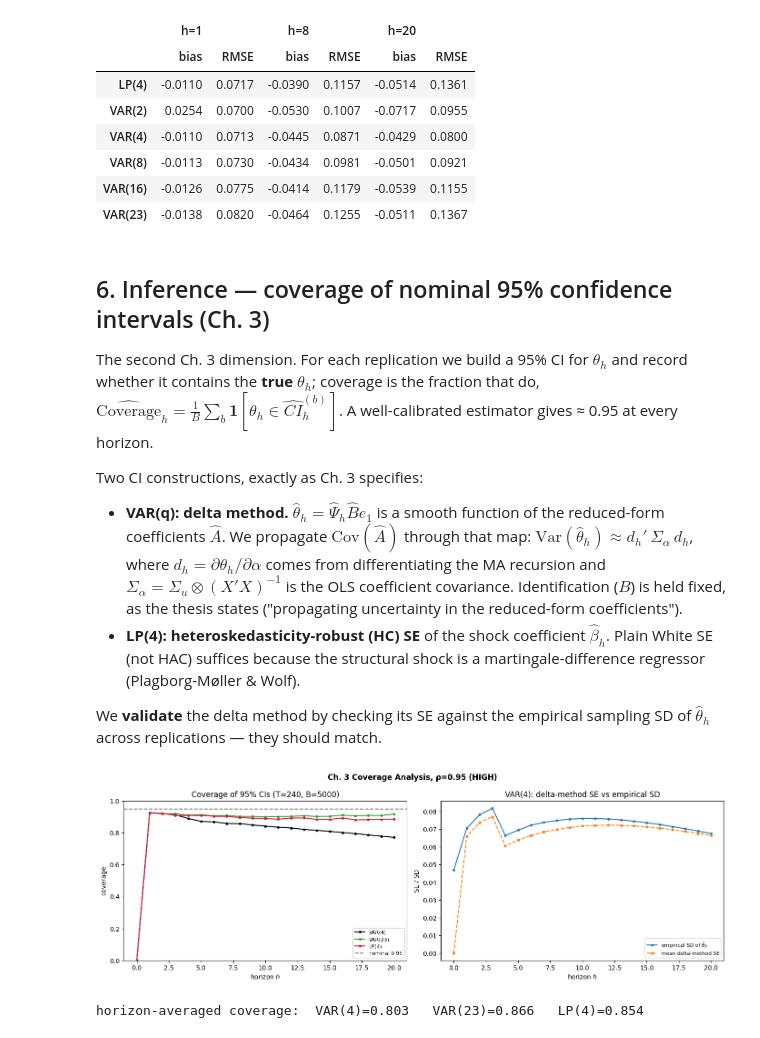
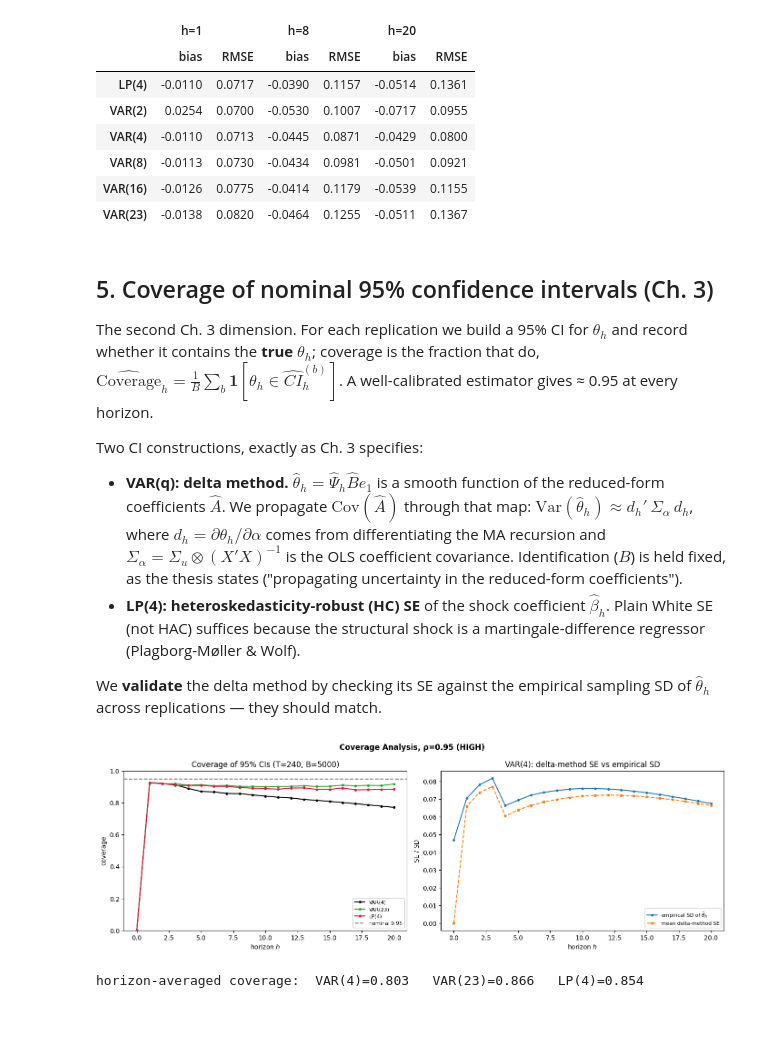
Before and after one commit to Aaron030/Monte_Carlo-LP_vs_VAR, a Jupyter notebook: experiments/Base_Case.ipynb, the cells around one changed output. Cells and saved outputs as stored; diff of their text form; code cells hidden in the pictures.

```diff
--- a/experiments/Base_Case.ipynb
+++ b/experiments/Base_Case.ipynb
@@ -254,7 +255,7 @@ T=240,  B=5000   |   typical MCSE(bias) ~ 0.0010
 | VAR(16) | -0.0126 | 0.0775 | -0.0414 | 0.1179 | -0.0539 | 0.1155 |
 | VAR(23) | -0.0138 | 0.0820 | -0.0464 | 0.1255 | -0.0511 | 0.1367 |
 # %% [markdown]
-## 6. Inference — coverage of nominal 95% confidence intervals (Ch. 3)
+## 5. Coverage of nominal 95% confidence intervals (Ch. 3)
 
 The second Ch. 3 dimension. For each replication we build a 95% CI for $\theta_h$ and record whether it contains the **true** $\theta_h$; coverage is the fraction that do, $\widehat{\mathrm{Coverage}}_h=\tfrac1B\sum_b \mathbf 1[\theta_h\in \hat{CI}_h^{(b)}]$. A well-calibrated estimator gives ≈ 0.95 at every horizon.
 
@@ -387,6 +268,7 @@ def lp_theta_se(y, p, horizon, shock=0, response=0):
 # %%
 from joblib import Parallel, delayed
 from tqdm import tqdm
+from mcsim.coverage import var_theta_se, lp_theta_se
 
 T_COV = 240            # one sample-size cell (Ch. 3 would sweep T as in section 2)
 N_COV = 5000           # replications for the coverage MC
@@ -402,7 +284,6 @@ def _coverage_rep(seed):
             return {"VAR(4)": var_theta_se(y, 4, H),
                 "VAR(23)": var_theta_se(y, 23, H),
                 "LP(4)":  lp_theta_se(y, 4, H)}
-
 
 # Independent, reproducible RNG stream per replication (parallel-safe), as in mcsim.run.
 seeds = np.random.SeedSequence(42).spawn(N_COV)
@@ -412,33 +293,33 @@ reps_out = Parallel(n_jobs=-1)(delayed(_coverage_rep)(s) for s in tqdm(seeds, de
 theta_s = {nm: np.array([r[nm][0] for r in reps_out]) for nm in EST_COV}
 se_s = {nm: np.array([r[nm][1] for r in reps_out]) for nm in EST_COV}
 
 # Coverage_h = fraction of CIs [theta_hat +/- Z*se] that contain the TRUE theta_h.
 coverage = {nm: np.nanmean((theta_s[nm] - Z * se_s[nm] <= truth) &
                            (truth <= theta_s[nm] + Z * se_s[nm]), axis=0) for nm in EST_COV}
 
 # --- Validation: delta-method SE should match the empirical sampling SD ----------
 val_emp = np.nanstd(theta_s["VAR(4)"], axis=0, ddof=1)
 val_se = np.nanmean(se_s["VAR(4)"], axis=0)
 
 fig, (axc, axv) = plt.subplots(1, 2, figsize=(14, 4.8))
-fig.suptitle(f"Ch. 3 Coverage Analysis, ρ={RHO} ({Scenario})", fontweight="bold")
+fig.suptitle(f"Coverage Analysis, ρ={RHO} ({Scenario})", fontweight="bold")
 cc = {"VAR(4)": "black", "VAR(23)": "tab:green", "LP(4)": "crimson"}
 for nm in EST_COV:
     axc.plot(hgrid, coverage[nm], "o-", ms=3, color=cc[nm], label=nm)
 axc.axhline(0.95, color="gray", ls="--", label="nominal 0.95")
 axc.set_ylim(0, 1); axc.set_xlabel("horizon $h$"); axc.set_ylabel("coverage")
 axc.set_title(f"Coverage of 95% CIs (T={T_COV}, B={N_COV})"); axc.legend(fontsize=8)
 
 axv.plot(hgrid, val_emp, "o-", ms=3, label="empirical SD of $\\hat\\theta_h$")
 axv.plot(hgrid, val_se, "s--", ms=3, label="mean delta-method SE")
 axv.set_xlabel("horizon $h$"); axv.set_ylabel("SE / SD"); axv.set_title("VAR(4): delta-method SE vs empirical SD")
 axv.legend(fontsize=8)
 fig.tight_layout()
 plt.savefig(f"../figures/Base_Case/{Scenario}_COVERAGE.png")
 plt.show()
 
 print(f"horizon-averaged coverage:  " +
       "   ".join(f"{nm}={np.nanmean(coverage[nm]):.3f}" for nm in EST_COV))
 # %% [output]
-[figure, old version]
+[figure, new version]
 horizon-averaged coverage:  VAR(4)=0.803   VAR(23)=0.866   LP(4)=0.854
```
Also changed, not shown: parts of 4 cells of this notebook, 3 other files.
